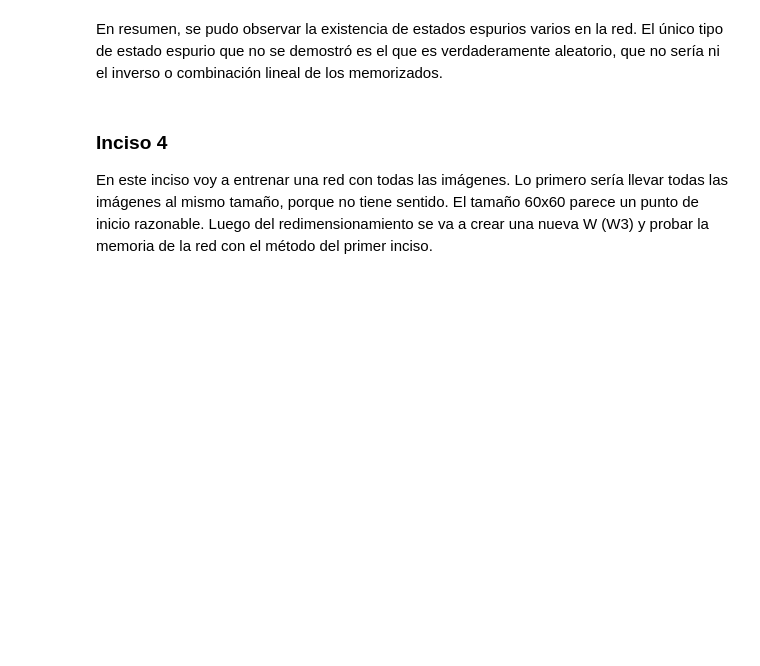
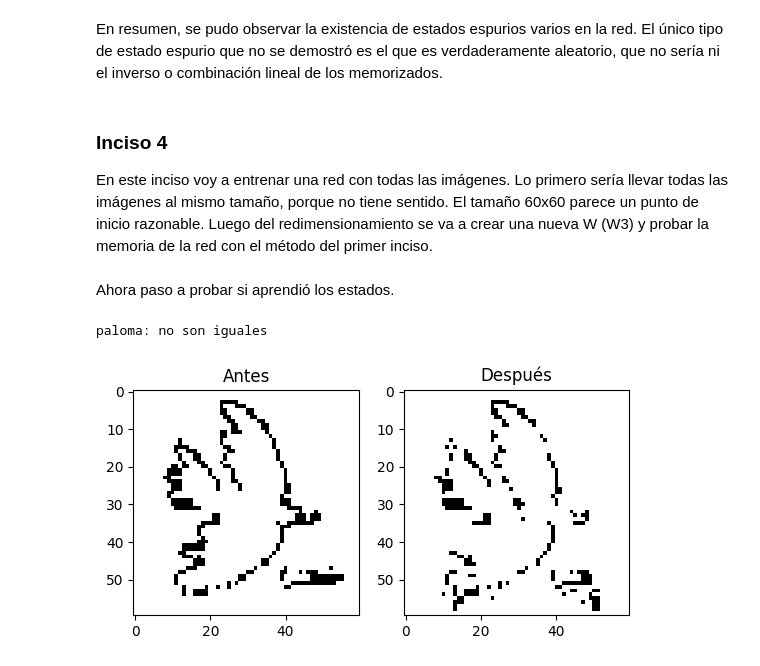
Before and after one commit to Icavicchioli/Redes-neuronales, a Jupyter notebook: Ej1_tp1.ipynb, the cells around one changed output. Drawn from its saved outputs; the diff is of its cells as text; code cells hidden in the pictures; blank space fills up the shorter version.

```diff
--- a/Ej1_tp1.ipynb
+++ b/Ej1_tp1.ipynb
@@ -116,13 +116,14 @@ def chequear_memoria(txt,W,imagen):
     else:
         print(txt,"no son iguales\n")
 
-chequear_memoria("panda:",W1,panda_img)
-chequear_memoria("perro:",W1,perro_img)
-chequear_memoria("v:",W1,v_img)
+    return a
 
-chequear_memoria("paloma:",W2,paloma_img)
-chequear_memoria("quijote:",W2,quijote_img)
-chequear_memoria("torero:",W2,torero_img)
+_ = chequear_memoria("panda:",W1,panda_img)
+_ = chequear_memoria("perro:",W1,perro_img)
+_ = chequear_memoria("v:",W1,v_img)
+_ = chequear_memoria("paloma:",W2,paloma_img)
+_ = chequear_memoria("quijote:",W2,quijote_img)
+_ = chequear_memoria("torero:",W2,torero_img)
 # %% [output]
 panda: son iguales
 
@@ -423,11 +424,21 @@ def read_image_redim(path,forma):
     return vector_img
 # %%
 # las piso porque no se reusan después
-img1 = read_image(path1)
-img2 = read_image(path2)
-img3 = read_image(path3)
-img4 = read_image(path4)
-img5 = read_image(path5)
-img6 = read_image(path6)
-
-W3 =  np.hstack((img1,img2,img3,img4,img5,img6)) # la matriz W
+paloma_res = read_image_redim(path1,forma)
+panda_res = read_image_redim(path2,forma)
+perro_res = read_image_redim(path3,forma)
+quijote_res = read_image_redim(path4,forma)
+torero_res = read_image_redim(path5,forma)
+v_res = read_image_redim(path6,forma)
+# %%
+dataset3 =  np.hstack((paloma_res,panda_res,perro_res,quijote_res,torero_res,v_res)) # dataset 3
+
+W3 = calcular_W(dataset3) # matriz W3
+# %% [markdown]
+Ahora paso a probar si aprendió los estados.
+# %%
+step = chequear_memoria("paloma:",W3,paloma_res)
+mostrar_par_antes_desp_img(paloma_res,step,forma)
+# %% [output]
+paloma: no son iguales
+[figure, added]
```
Also changed, not shown: parts of 11 cells of this notebook.
